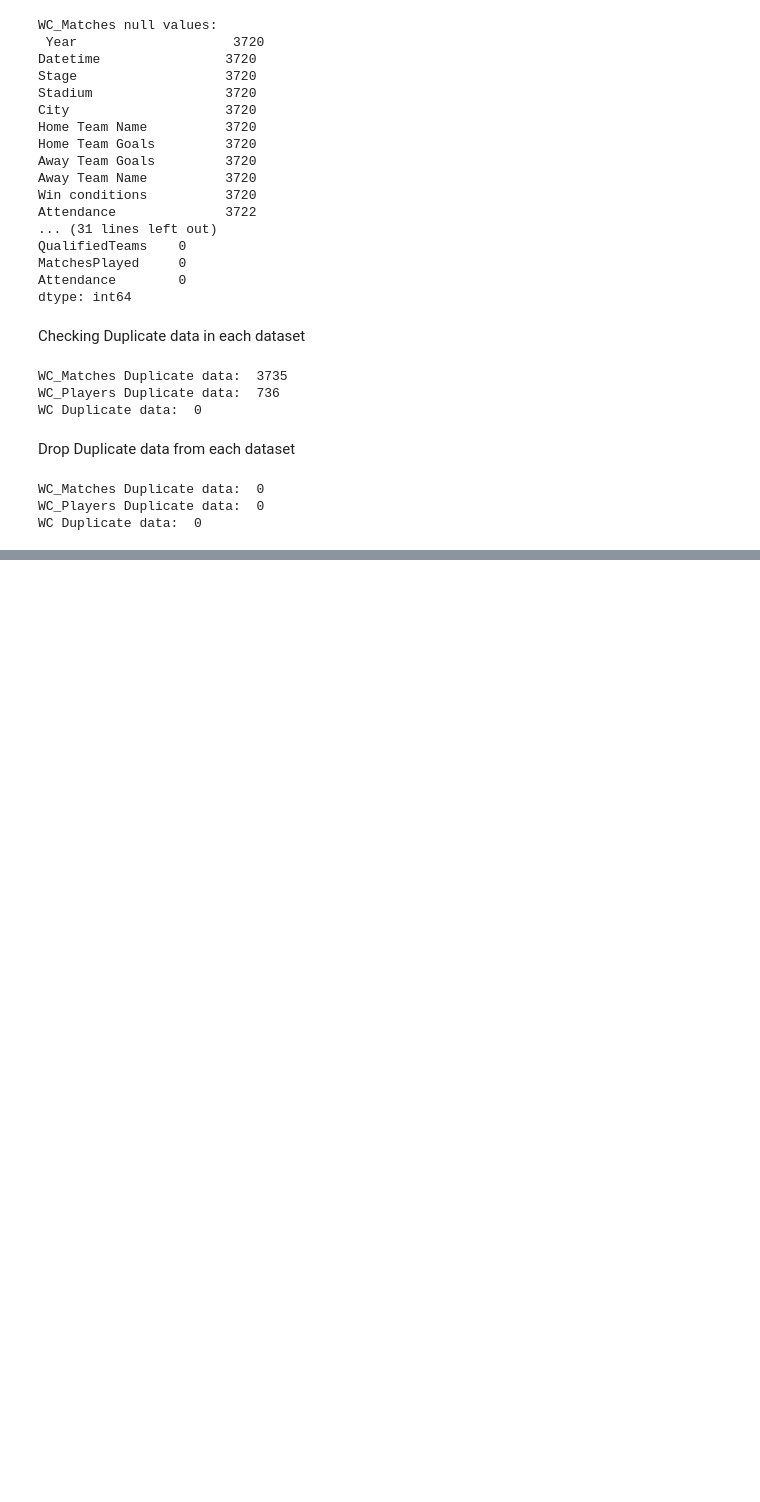
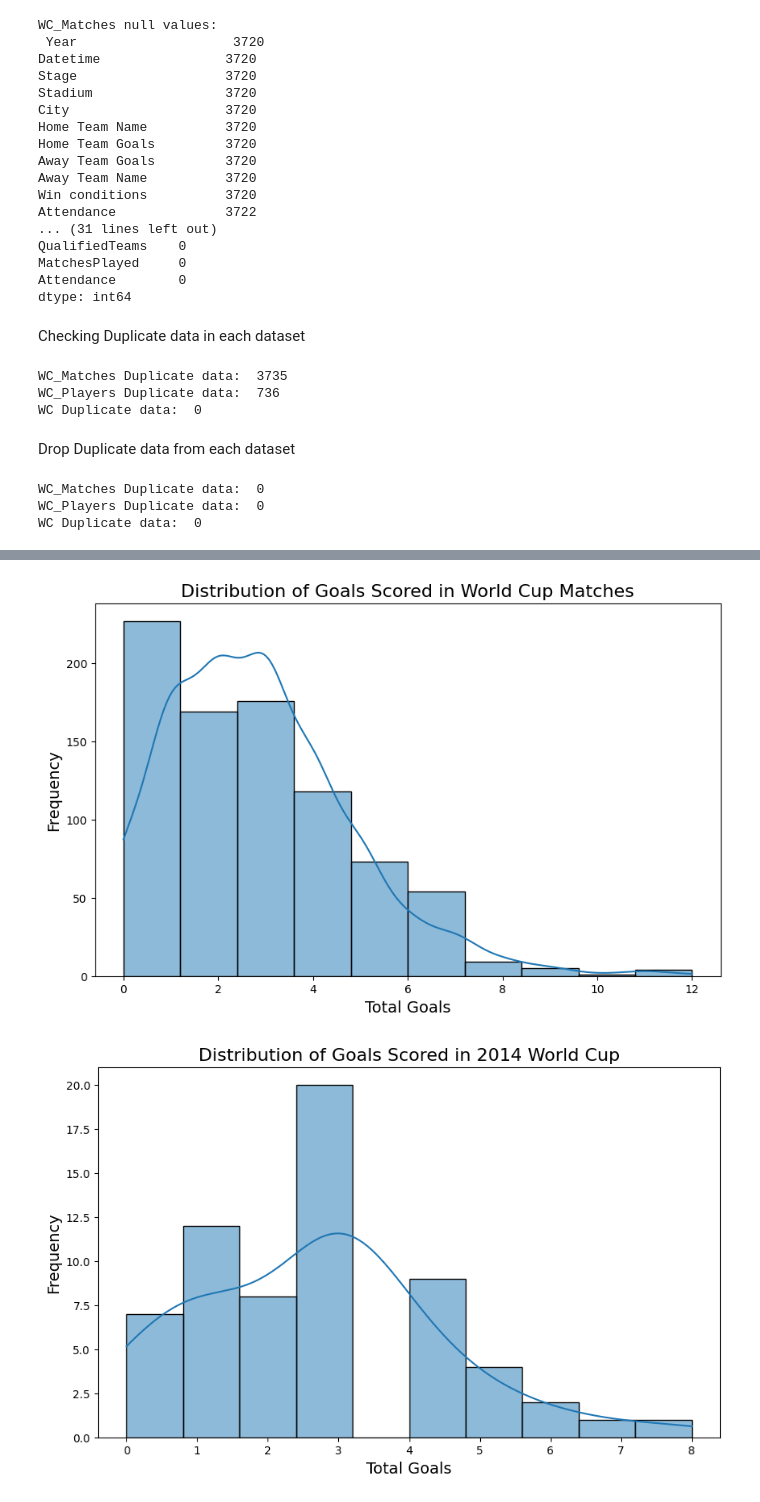
Before and after one commit to Rathod11jay/Unified_Mentor, a Jupyter notebook: FIFA_World_Cup_Analysis.ipynb, the cells around one changed output, grey strips where cells are left out. Saved outputs shown, nothing was run; the diff lists cells and outputs as text; code cells hidden in the pictures; blank space fills up the shorter version.

```diff
--- a/FIFA_World_Cup_Analysis.ipynb
+++ b/FIFA_World_Cup_Analysis.ipynb
@@ -182,0 +152,30 @@ plt.show()
+# %%
+# prompt: Plot 2: Distribution of Goals Scored: Histograms showing the distribution of goals scored by teams in a specific World Cup or across all tournaments.
+# Reasoning: Provides insights into the frequency of high-scoring or low-scoring games.
+
+import matplotlib.pyplot as plt
+# Assuming 'WC_Matches' DataFrame is already loaded and cleaned as in the previous code.
+
+# Combine home and away goals into a single column
+WC_Matches['Total Goals'] = WC_Matches['Home Team Goals'] + WC_Matches['Away Team Goals']
+
+# Create the histogram
+plt.figure(figsize=(10, 6))
+sns.histplot(WC_Matches['Total Goals'], bins=10, kde=True)  # Adjust bins as needed
+plt.title('Distribution of Goals Scored in World Cup Matches', fontsize=16)
+plt.xlabel('Total Goals', fontsize=14)
+plt.ylabel('Frequency', fontsize=14)
+plt.show()
+
+# Distribution of goals scored for a specific World Cup (e.g., 2014)
+year = 2014
+specific_year_matches = WC_Matches[WC_Matches['Year'] == year]
+plt.figure(figsize=(10, 6))
+sns.histplot(specific_year_matches['Total Goals'], bins=10, kde=True)
+plt.title(f'Distribution of Goals Scored in {year} World Cup', fontsize=16)
+plt.xlabel('Total Goals', fontsize=14)
+plt.ylabel('Frequency', fontsize=14)
+plt.show()
+# %% [output]
+[figure, added]
+[figure, added]
```
Also changed, not shown: parts of 19 cells of this notebook.
